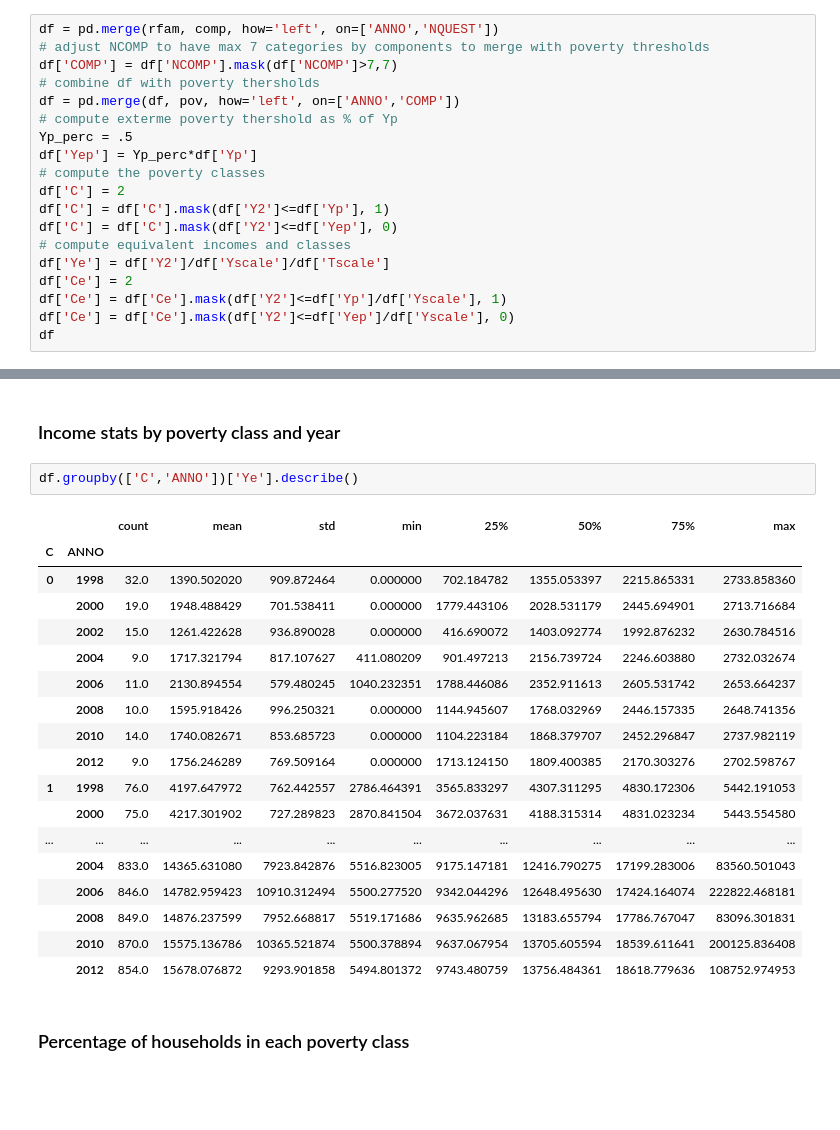
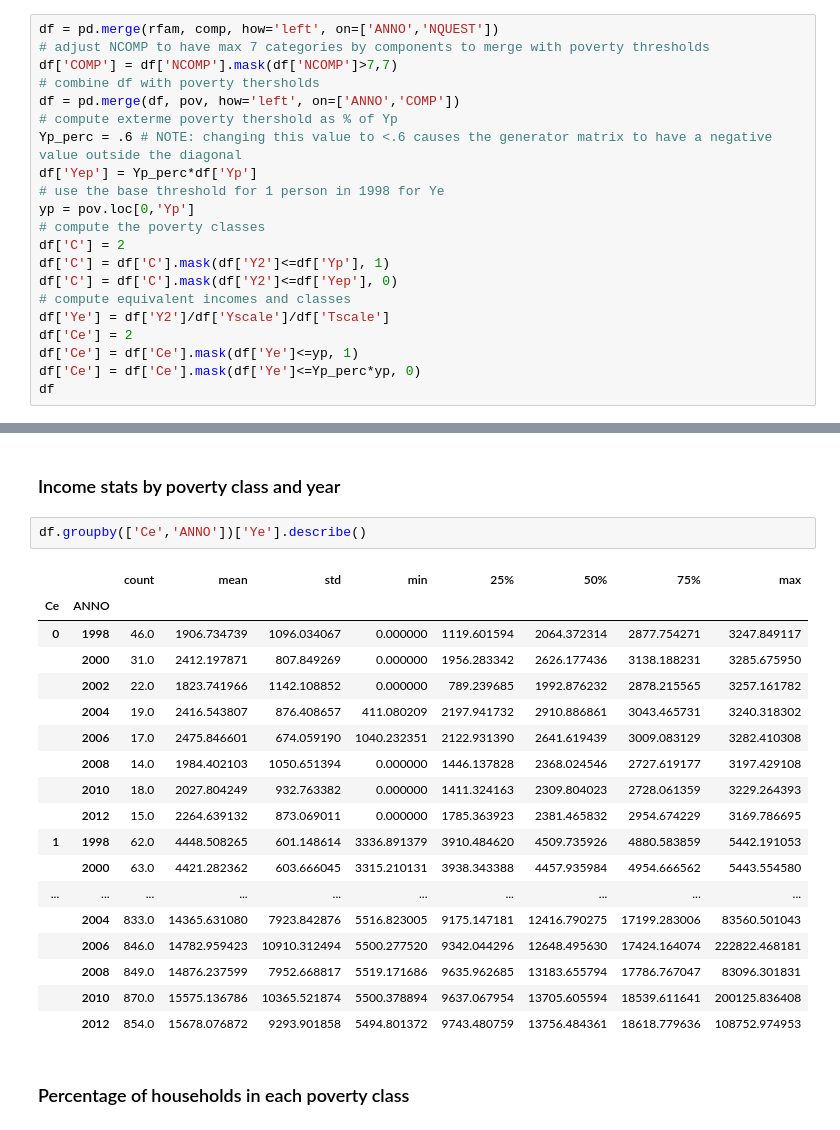
Before and after one commit to ricdeblasis/DynamicPovertyIndexes, a Jupyter notebook: CLTpovertyFinal.ipynb, the cells around one changed output, grey strips where cells are left out. Cells and saved outputs as stored; diff of their text form; blank space fills up the shorter version.

```diff
--- a/CLTpovertyFinal.ipynb
+++ b/CLTpovertyFinal.ipynb
@@ -250,8 +248,10 @@ df['COMP'] = df['NCOMP'].mask(df['NCOMP']>7,7)
 # combine df with poverty thersholds
 df = pd.merge(df, pov, how='left', on=['ANNO','COMP'])
 # compute exterme poverty thershold as % of Yp
-Yp_perc = .5
+Yp_perc = .6 # NOTE: changing this value to <.6 causes the generator matrix to have a negative value outside the diagonal
 df['Yep'] = Yp_perc*df['Yp']
+# use the base threshold for 1 person in 1998 for Ye
+yp = pov.loc[0,'Yp']
 # compute the poverty classes
 df['C'] = 2
 df['C'] = df['C'].mask(df['Y2']<=df['Yp'], 1)
@@ -259,8 +259,8 @@ df['C'] = df['C'].mask(df['Y2']<=df['Yep'], 0)
 # compute equivalent incomes and classes
 df['Ye'] = df['Y2']/df['Yscale']/df['Tscale']
 df['Ce'] = 2
-df['Ce'] = df['Ce'].mask(df['Y2']<=df['Yp']/df['Yscale'], 1)
-df['Ce'] = df['Ce'].mask(df['Y2']<=df['Yep']/df['Yscale'], 0)
+df['Ce'] = df['Ce'].mask(df['Ye']<=yp, 1)
+df['Ce'] = df['Ce'].mask(df['Ye']<=Yp_perc*yp, 0)
 df
 # %% [output]
 |  | ANNO | NQUEST | Y1 | Y2 | NCOMP | AREA3 | A1 | A2 | A3 | A4 | A5 | ... |
@@ -358,20 +321,20 @@ df.groupby(['C'])['Ye'].describe()
 # %% [markdown]
 ### Income stats by poverty class and year
 # %%
-df.groupby(['C','ANNO'])['Ye'].describe()
+df.groupby(['Ce','ANNO'])['Ye'].describe()
 # %% [output]
 |  |  | count | mean | std | min | 25% | 50% | 75% | max |
-| C | ANNO |  |  |  |  |  |  |  |  |
-| 0 | 1998 | 32.0 | 1390.502020 | 909.872464 | 0.000000 | 702.184782 | 1355.053397 | 2215.865331 | 2733.858360 |
-|  | 2000 | 19.0 | 1948.488429 | 701.538411 | 0.000000 | 1779.443106 | 2028.531179 | 2445.694901 | 2713.716684 |
-|  | 2002 | 15.0 | 1261.422628 | 936.890028 | 0.000000 | 416.690072 | 1403.092774 | 1992.876232 | 2630.784516 |
-|  | 2004 | 9.0 | 1717.321794 | 817.107627 | 411.080209 | 901.497213 | 2156.739724 | 2246.603880 | 2732.032674 |
-|  | 2006 | 11.0 | 2130.894554 | 579.480245 | 1040.232351 | 1788.446086 | 2352.911613 | 2605.531742 | 2653.664237 |
-|  | 2008 | 10.0 | 1595.918426 | 996.250321 | 0.000000 | 1144.945607 | 1768.032969 | 2446.157335 | 2648.741356 |
-|  | 2010 | 14.0 | 1740.082671 | 853.685723 | 0.000000 | 1104.223184 | 1868.379707 | 2452.296847 | 2737.982119 |
-|  | 2012 | 9.0 | 1756.246289 | 769.509164 | 0.000000 | 1713.124150 | 1809.400385 | 2170.303276 | 2702.598767 |
-| 1 | 1998 | 76.0 | 4197.647972 | 762.442557 | 2786.464391 | 3565.833297 | 4307.311295 | 4830.172306 | 5442.191053 |
-|  | 2000 | 75.0 | 4217.301902 | 727.289823 | 2870.841504 | 3672.037631 | 4188.315314 | 4831.023234 | 5443.554580 |
+| Ce | ANNO |  |  |  |  |  |  |  |  |
+| 0 | 1998 | 46.0 | 1906.734739 | 1096.034067 | 0.000000 | 1119.601594 | 2064.372314 | 2877.754271 | 3247.849117 |
+|  | 2000 | 31.0 | 2412.197871 | 807.849269 | 0.000000 | 1956.283342 | 2626.177436 | 3138.188231 | 3285.675950 |
+|  | 2002 | 22.0 | 1823.741966 | 1142.108852 | 0.000000 | 789.239685 | 1992.876232 | 2878.215565 | 3257.161782 |
+|  | 2004 | 19.0 | 2416.543807 | 876.408657 | 411.080209 | 2197.941732 | 2910.886861 | 3043.465731 | 3240.318302 |
+|  | 2006 | 17.0 | 2475.846601 | 674.059190 | 1040.232351 | 2122.931390 | 2641.619439 | 3009.083129 | 3282.410308 |
+|  | 2008 | 14.0 | 1984.402103 | 1050.651394 | 0.000000 | 1446.137828 | 2368.024546 | 2727.619177 | 3197.429108 |
+|  | 2010 | 18.0 | 2027.804249 | 932.763382 | 0.000000 | 1411.324163 | 2309.804023 | 2728.061359 | 3229.264393 |
+|  | 2012 | 15.0 | 2264.639132 | 873.069011 | 0.000000 | 1785.363923 | 2381.465832 | 2954.674229 | 3169.786695 |
+| 1 | 1998 | 62.0 | 4448.508265 | 601.148614 | 3336.891379 | 3910.484620 | 4509.735926 | 4880.583859 | 5442.191053 |
+|  | 2000 | 63.0 | 4421.282362 | 603.666045 | 3315.210131 | 3938.343388 | 4457.935984 | 4954.666562 | 5443.554580 |
 | ... | ... | ... | ... | ... | ... | ... | ... | ... | ... |
 |  | 2004 | 833.0 | 14365.631080 | 7923.842876 | 5516.823005 | 9175.147181 | 12416.790275 | 17199.283006 | 83560.501043 |
 |  | 2006 | 846.0 | 14782.959423 | 10910.312494 | 5500.277520 | 9342.044296 | 12648.495630 | 17424.164074 | 222822.468181 |
```
Also changed, not shown: parts of 14 cells of this notebook, 1 other file.
